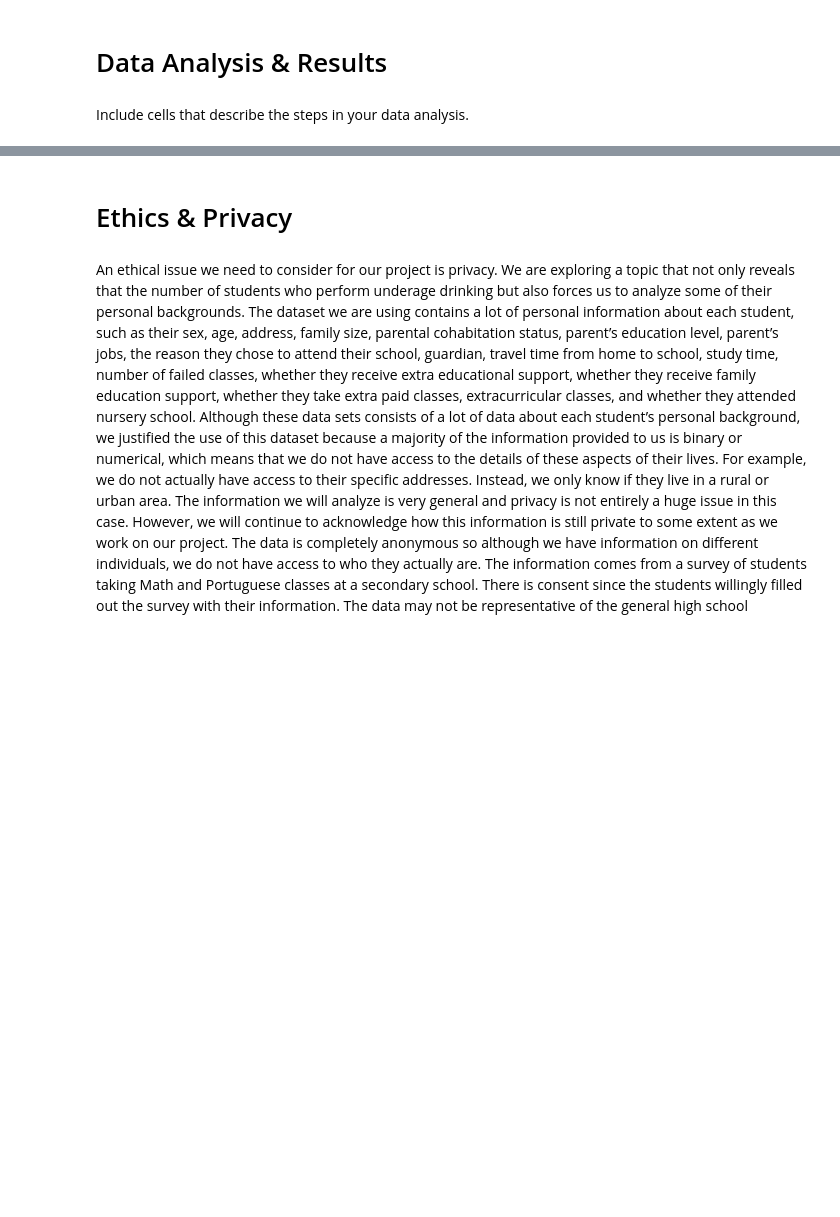
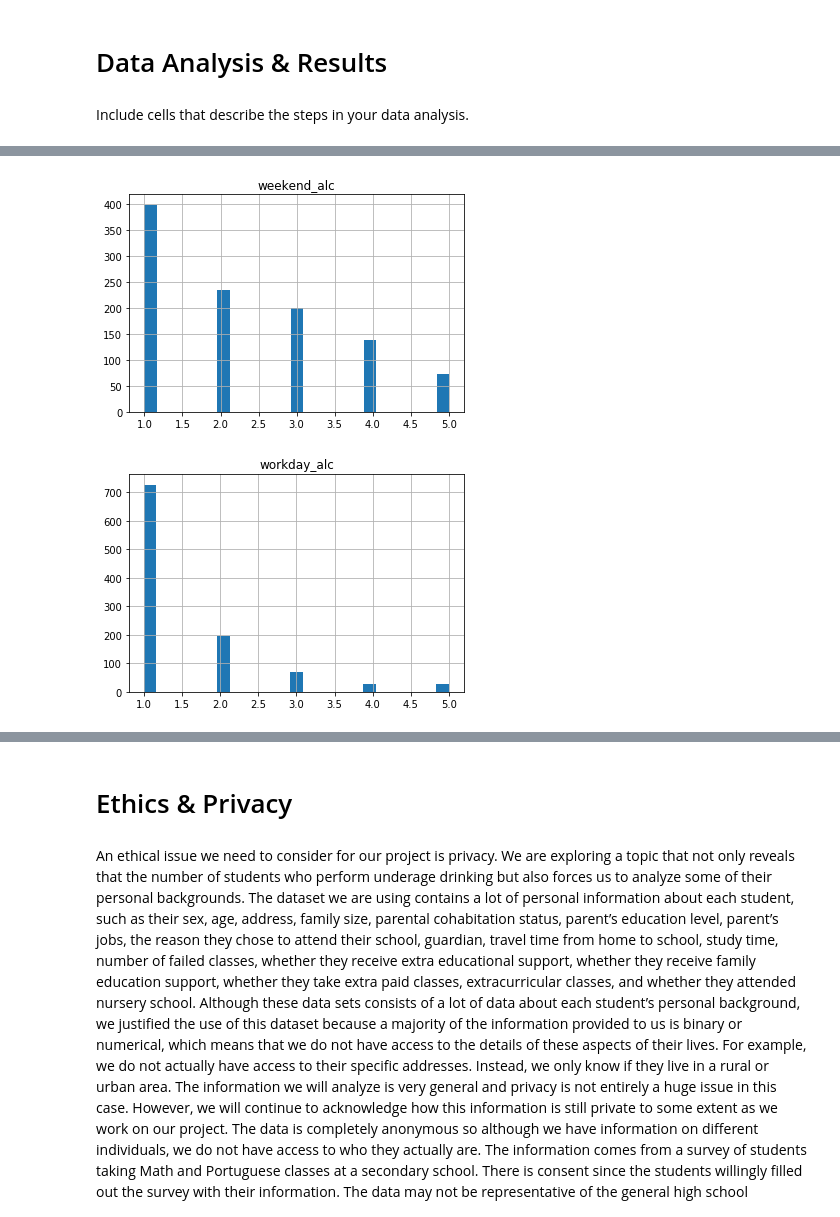
Before and after one commit to kaiitheguy/FinalProjectGroup62, a Jupyter notebook: FinalProjectGroup62.ipynb, the cells around one changed output, grey strips where cells are left out. Cells and saved outputs as stored; diff of their text form; code cells hidden in the pictures; blank space fills up the shorter version.

```diff
--- a/FinalProjectGroup62.ipynb
+++ b/FinalProjectGroup62.ipynb
@@ -131,0 +138,10 @@ Include cells that describe the steps in your data analysis.
+# %%
+
+#maybe talk about how more students consume alcohol on the weekends than during the workday
+f4 = df.hist('weekend_alc',bins=25)
+f5 = df.hist('workday_alc',bins=25)
+f4 = plt.gcf()
+f5 = plt.gcf()
+# %% [output]
+[figure, added]
+[figure, added]
```
Also changed, not shown: parts of 9 cells of this notebook.
